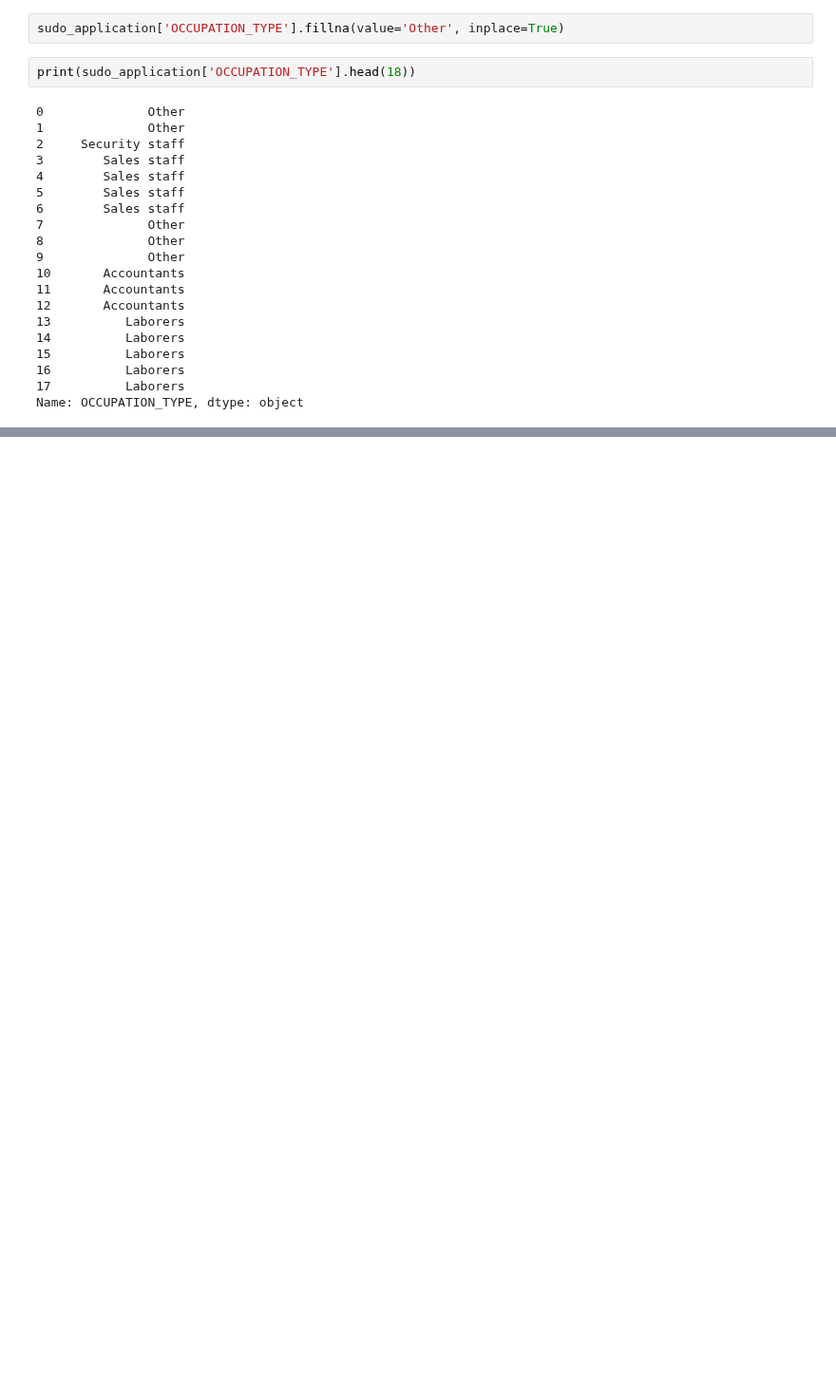
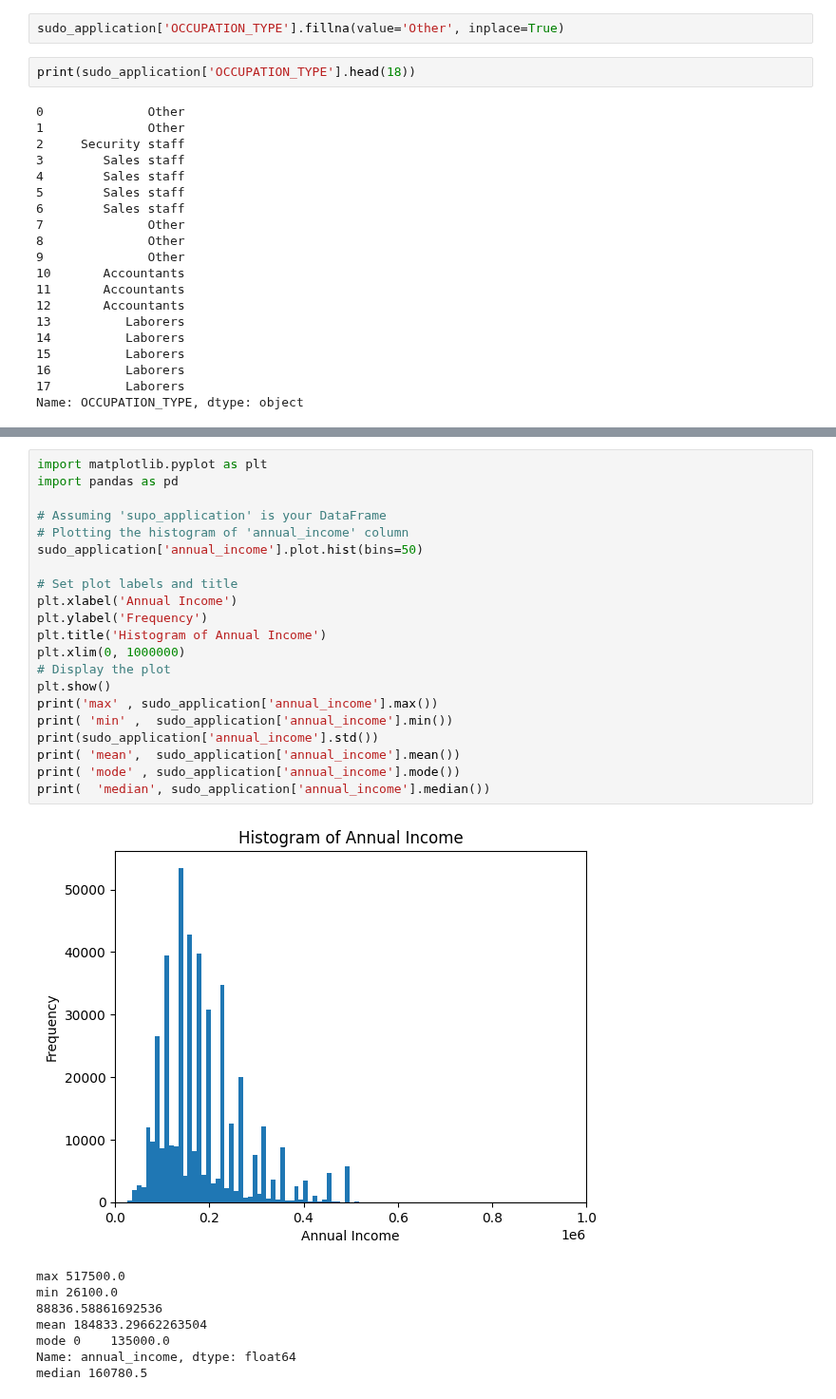
Before and after one commit to sashaTen/exploretary_data_analysis_in_marketing, a Jupyter notebook: Untitled0.ipynb, the cells around one changed output, grey strips where cells are left out. Shown at 95% size. Saved outputs shown, nothing was run; the diff lists cells and outputs as text; blank space fills up the shorter version.

```diff
--- a/Untitled0.ipynb
+++ b/Untitled0.ipynb
@@ -211,0 +336,30 @@ Name: OCCUPATION_TYPE, dtype: object
+# %%
+import matplotlib.pyplot as plt
+import pandas as pd
+
+# Assuming 'supo_application' is your DataFrame
+# Plotting the histogram of 'annual_income' column
+sudo_application['annual_income'].plot.hist(bins=50)
+
+# Set plot labels and title
+plt.xlabel('Annual Income')
+plt.ylabel('Frequency')
+plt.title('Histogram of Annual Income')
+plt.xlim(0, 1000000)
+# Display the plot
+plt.show()
+print('max' , sudo_application['annual_income'].max())
+print( 'min' ,  sudo_application['annual_income'].min())
+print(sudo_application['annual_income'].std())
+print( 'mean',  sudo_application['annual_income'].mean())
+print( 'mode' , sudo_application['annual_income'].mode())
+print(  'median', sudo_application['annual_income'].median())
+# %% [output]
+[figure, added]
+max 517500.0
+min 26100.0
+88836.58861692536
+mean 184833.29662263504
+mode 0    135000.0
+Name: annual_income, dtype: float64
+median 160780.5
```
Also changed, not shown: parts of 10 cells of this notebook.
